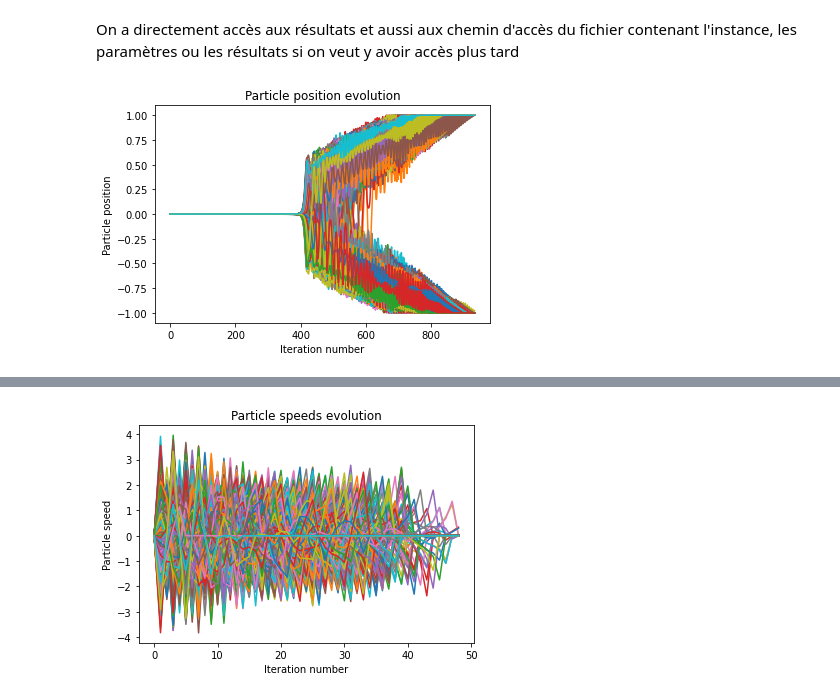
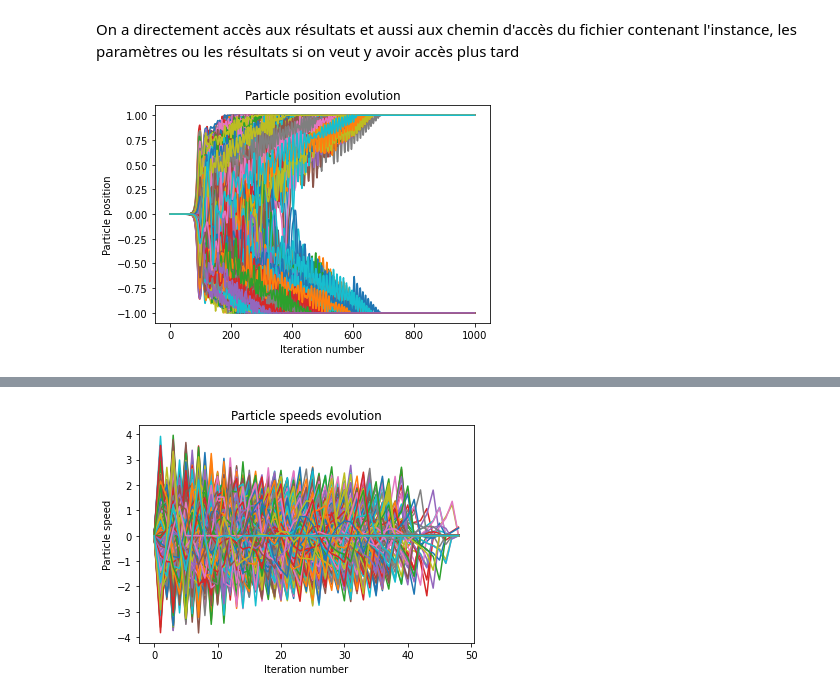
Before and after one commit to NESRINE202/SB_Algorithm_applications, a Jupyter notebook: SAvsSB_max-cut.ipynb, the cells around one changed output, grey strips where cells are left out. Drawn from its saved outputs; the diff is of its cells as text; code cells hidden in the pictures.

```diff
--- a/SAvsSB_max-cut.ipynb
+++ b/SAvsSB_max-cut.ipynb
@@ -74,0 +69,2 @@ epsilon
+# %%
+eigs, _ = eigh(J)
@@ -75,2 +88,22 @@ epsilon
 # %%
-states, energies, last_energies, biffurcation_rate, path = computing.compute_single_instance(instance_size=size, step=0.5, n_itterations=n_itterations, n_cond_init=10, J=J, H=H, savetofile=False, temperature=temperature, a=a, stopping_criterion=0.5, save_history=True)
+states, energies, last_energies, spins, path = computing.compute_single_instance(instance_size=size, step=0.5, n_itterations=tau, n_cond_init=500, J=J, H=H, savetofile=False, temperature=temperature, a=a, stopping_criterion=0, save_history=False)
+# %%
+import concurrent.futures
+
+# Define the number of parallel executions
+num_executions = 50
+
+# Create a ThreadPoolExecutor with the desired number of workers
+with concurrent.futures.ThreadPoolExecutor() as executor:
+    # Submit the compute_single_instance function to the executor multiple times
+    futures = [executor.submit(computing.compute_single_instance, instance_size=size, step=0.5, n_itterations=tau, n_cond_init=10, J=J, H=H, savetofile=False, temperature=temperature, a=a, stopping_criterion=0, save_history=False) for _ in range(num_executions)]
+
+    # Wait for all the futures to complete
+    results = [future.result() for future in concurrent.futures.as_completed(futures)]
+# %%
+loc_states_arrays, loc_energies_arrays = [], []
+
+for i in range(num_executions):
+    loc_states, loc_energies, _, _, _ = results[i]
+    loc_states_arrays.append(loc_states)
+    loc_energies_arrays.append(loc_energies)
@@ -79,16 +123,18 @@ On a directement accès aux résultats et aussi aux chemin d'accès du fichier c
 # %%
 speeds = states[:, :, :, 1]
 positions = states[:, :, :, 0]
 n_cond_init, n_particle,  n_iterration = speeds.shape
 abcisses = np.arange(n_iterration)
 
 for i in range(n_particle):
-    plt.plot(abcisses, positions[1, i, :])
+    plt.plot(abcisses, (positions[1, i, :]))
     plt.xlabel("Iteration number")
     plt.ylabel("Particle position")
     plt.title("Particle position evolution")
+
+# plt.plot(abcisses, pressures)
 # %% [output]
-[figure, old version]
+[figure, new version]
 # %%
 results_annalysis.plot_energies_evolution(energies)
 # %% [output]
```
Also changed, not shown: parts of 37 cells of this notebook, 4 other files.
